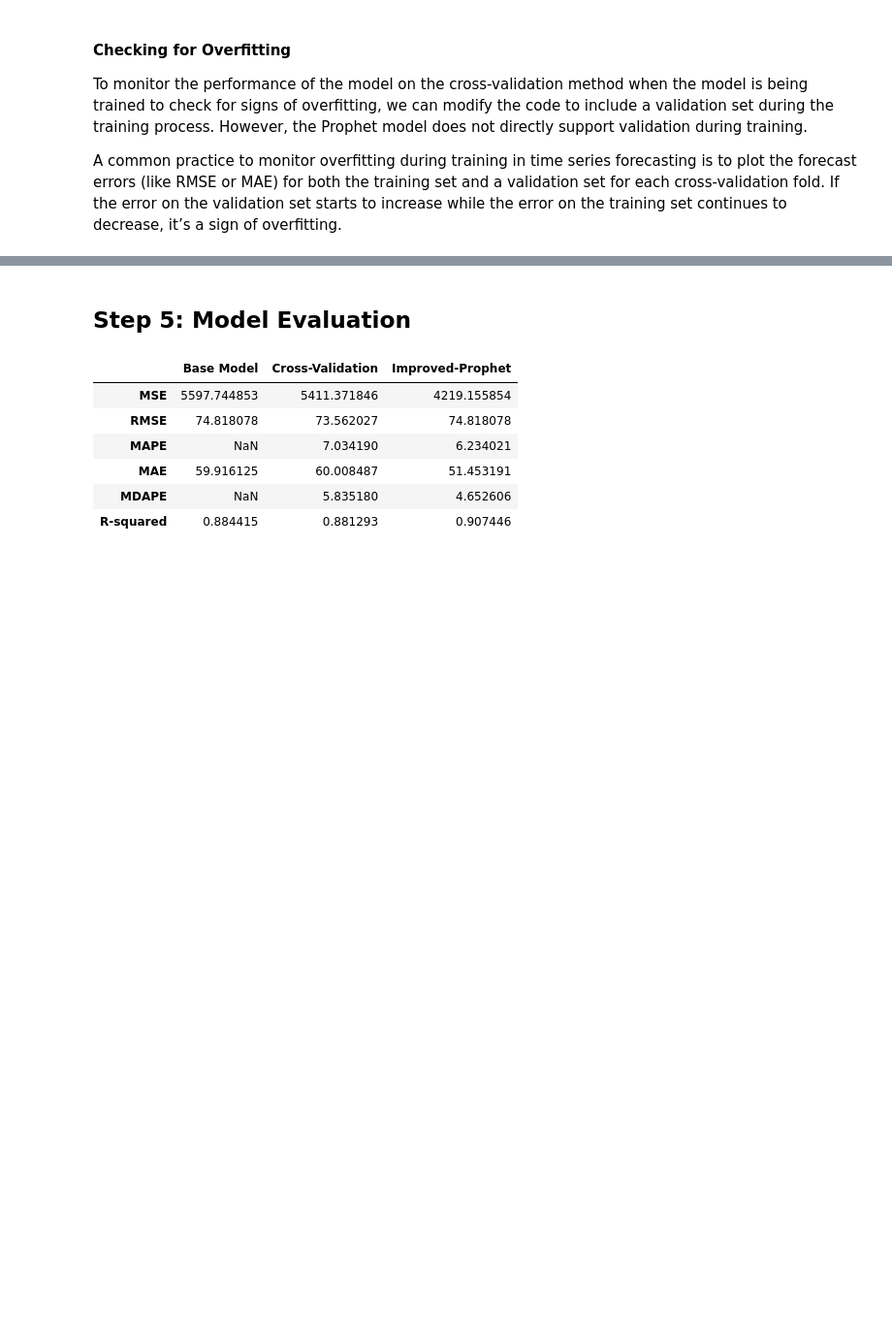
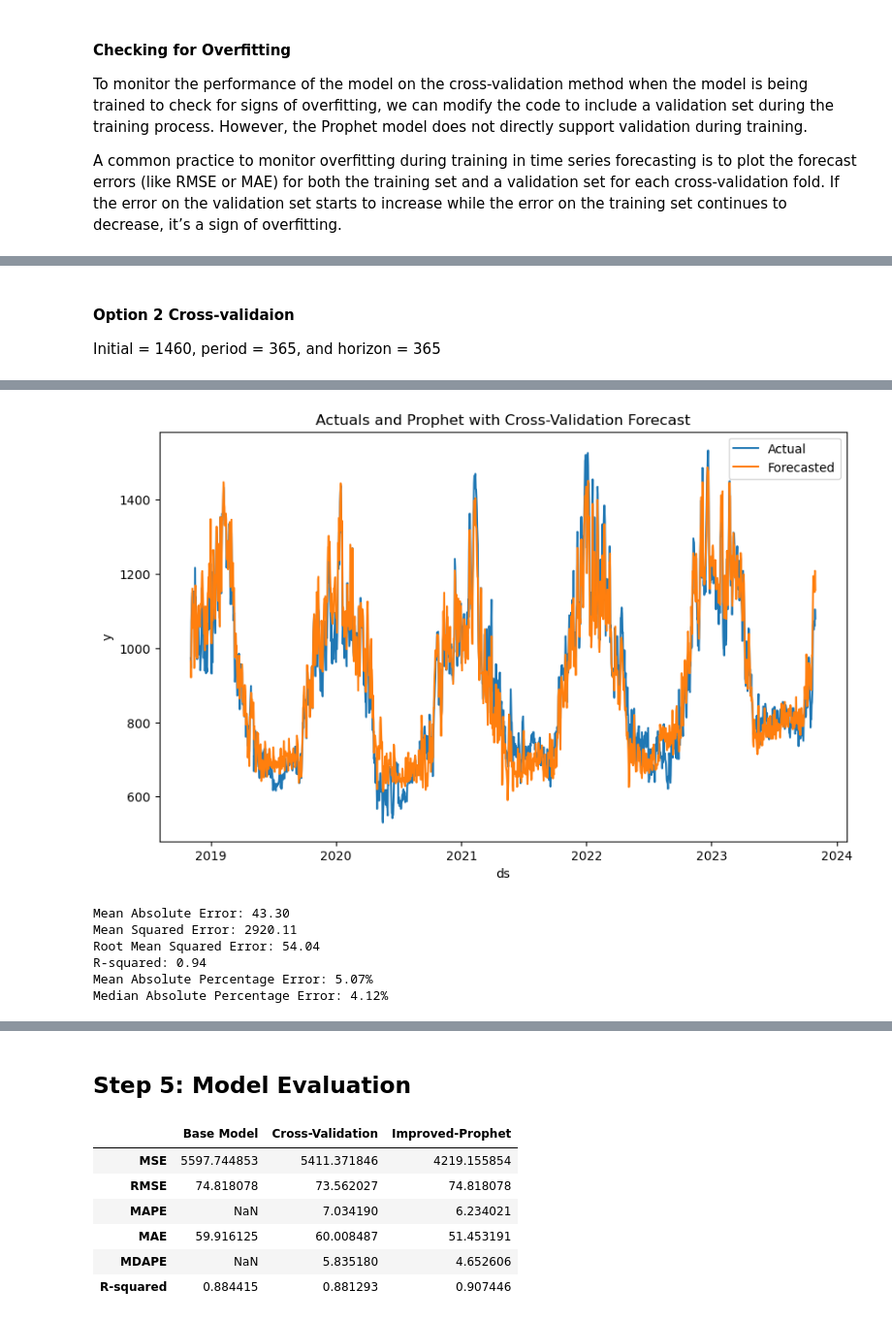
Before and after one commit to Nathan-13/Capstone-Project_Forecasting-Natural-Gas-Demand, a Jupyter notebook: Notebooks/model_building.ipynb, the cells around one changed output, grey strips where cells are left out. Shown at 97% size. Saved outputs shown, nothing was run; the diff lists cells and outputs as text; code cells hidden in the pictures; blank space fills up the shorter version.

```diff
--- a/Notebooks/model_building.ipynb
+++ b/Notebooks/model_building.ipynb
@@ -642,0 +314,62 @@ Median Absolute Percentage Error: 4.20%
+# %% [markdown]
+#### Option 2 Cross-validaion
+Initial = 1460, period = 365, and horizon = 365
+# %%
+# Define a wrapper for the Prophet model to use with sklearn
+class ProphetWrapper(BaseEstimator, RegressorMixin):
+    def __init__(self, interval_width=0.9, yearly_seasonality=True, seasonality_mode='additive'):
+        self.interval_width = interval_width
+        self.yearly_seasonality = yearly_seasonality
+        self.seasonality_mode = seasonality_mode
+        self.model = None
+
+    def fit(self, X, y=None):
+        self.model = Prophet(interval_width=self.interval_width, yearly_seasonality=self.yearly_seasonality, seasonality_mode=self.seasonality_mode)
+
+        # Add additional regressors
+        for regressor in ['LOWEST_REL_HUMIDITY', 'HIGHEST_REL_HUMIDITY', 'HEATING_DEGREE_DAYS', 'COOLING_DEGREE_DAYS', 'TOTAL_PRECIPITATION',
+                          'LOWEST_TEMPERATURE', 'AVG_TEMPERATURE', 'HIGHEST_TEMPERATURE', 'DIRECTION_MAX_GUST', 'SPEED_MAX_GUST']:
+            self.model.add_regressor(regressor)
+
+        self.model.fit(X)
+
+        return self
+
+    def predict(self, X):
+        return self.model.predict(X)
+
+# Instantiate and fit the model
+model = ProphetWrapper()
+model.fit(merged_df_mod)
+
+# Perform cross-validation
+df_cv4 = cross_validation(model.model, initial='1825 days', period='456 days', horizon='456 days')
+
+# Calculate performance metrics
+df_metrics4 = performance_metrics(df_cv4)
+
+# Plotting actuals and forecasted values
+plt.figure(figsize=(10, 6))
+plt.plot(df_cv4['ds'], df_cv4['y'], label='Actual')
+plt.plot(df_cv4['ds'], df_cv4['yhat'], label='Forecasted')
+plt.legend()
+plt.xlabel('ds')
+plt.ylabel('y')
+plt.title('Actuals and Prophet with Cross-Validation Forecast')
+plt.show()
+
+# Calculate MAE, MSE, and RMSE
+mae_cv4 = mean_absolute_error(df_cv4['y'], df_cv4['yhat'])
+mse_cv4 = mean_squared_error(df_cv4['y'], df_cv4['yhat'])
+rmse_cv4 = np.sqrt(mse_cv4)
+r2_cv4 = r2_score(df_cv4['y'], df_cv4['yhat'])
+mape_cv4 = np.mean(np.abs((df_cv4['y'] - df_cv4['yhat']) / df_cv4['y'])) * 100
+mdape_cv4 = np.median(np.abs((df_cv4['y'] - df_cv4['yhat']) / df_cv4['y'])) * 100
+
+print(f'Mean Absolute Error: {mae_cv4:.2f}')
+print(f'Mean Squared Error: {mse_cv4:.2f}')
+print(f'Root Mean Squared Error: {rmse_cv4:.2f}')
+print(f'R-squared: {r2_cv4:.2f}')
+print(f'Mean Absolute Percentage Error: {mape_cv4:.2f}%')
+print(f'Median Absolute Percentage Error: {mdape_cv4:.2f}%')
+# %% [output]
@@ -642,0 +386,7 @@ Median Absolute Percentage Error: 4.20%
+[figure, added]
+Mean Absolute Error: 43.30
+Mean Squared Error: 2920.11
+Root Mean Squared Error: 54.04
+R-squared: 0.94
+Mean Absolute Percentage Error: 5.07%
+Median Absolute Percentage Error: 4.12%
```
Also changed, not shown: parts of 26 cells of this notebook.
